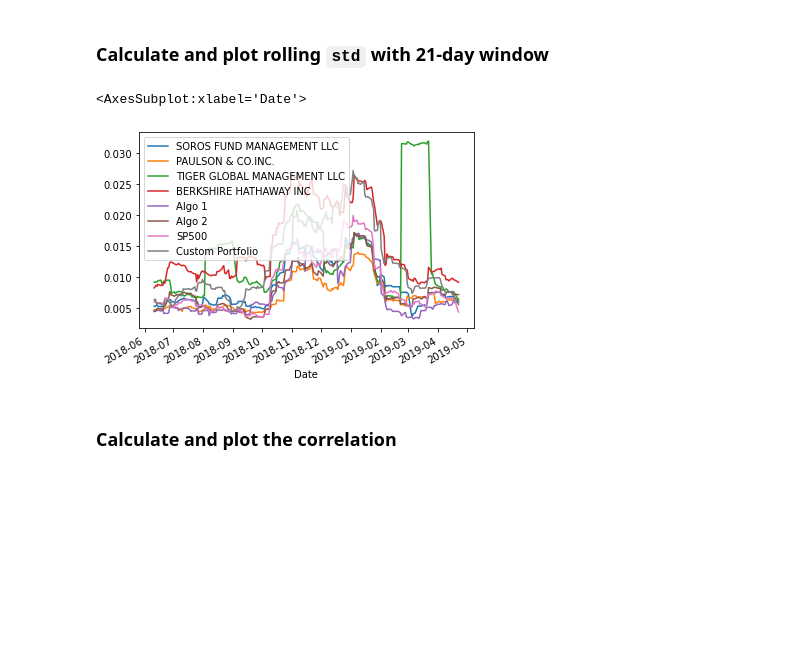
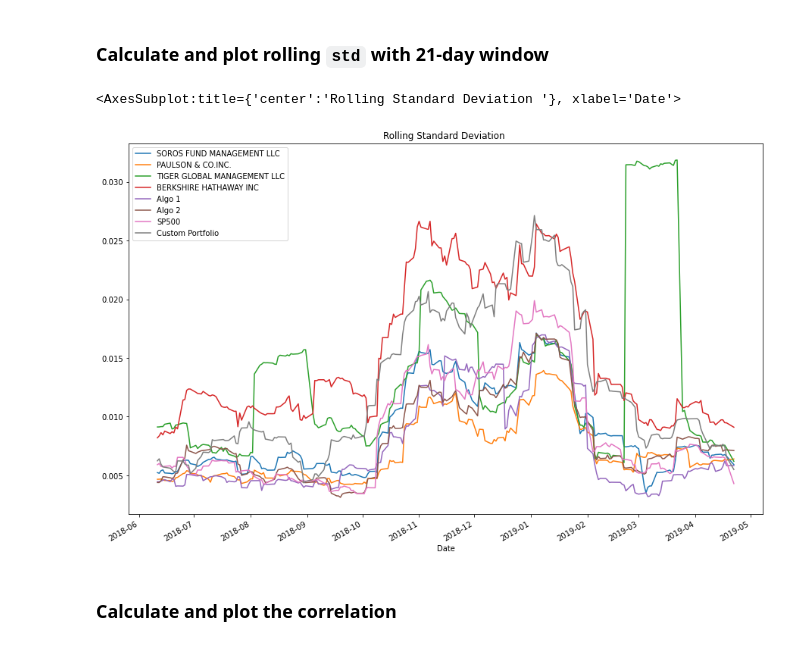
Before and after one commit to Springe09/Pandas, a Jupyter notebook: whale_analysis (1).ipynb, the cells around one changed output. Drawn from its saved outputs; the diff is of its cells as text; code cells hidden in the pictures; blank space fills up the shorter version.

```diff
--- a/whale_analysis (1).ipynb
+++ b/whale_analysis (1).ipynb
@@ -559,11 +559,11 @@ dtype: float64
 # %%
 # Calculate rolling standard deviation
 # Plot rolling standard deviation
 rolling_std=df_daily_returns.rolling(window=21).std()
-rolling_std.plot()
+rolling_std.plot(figsize=(15,10), title="Rolling Standard Deviation ")
 # %% [output]
-<AxesSubplot:xlabel='Date'>
+<AxesSubplot:title={'center':'Rolling Standard Deviation '}, xlabel='Date'>
-[figure, old version]
+[figure, new version]
 # %% [markdown]
 ### Calculate and plot the correlation
 # %%
```
Also changed, not shown: parts of 7 cells of this notebook.
